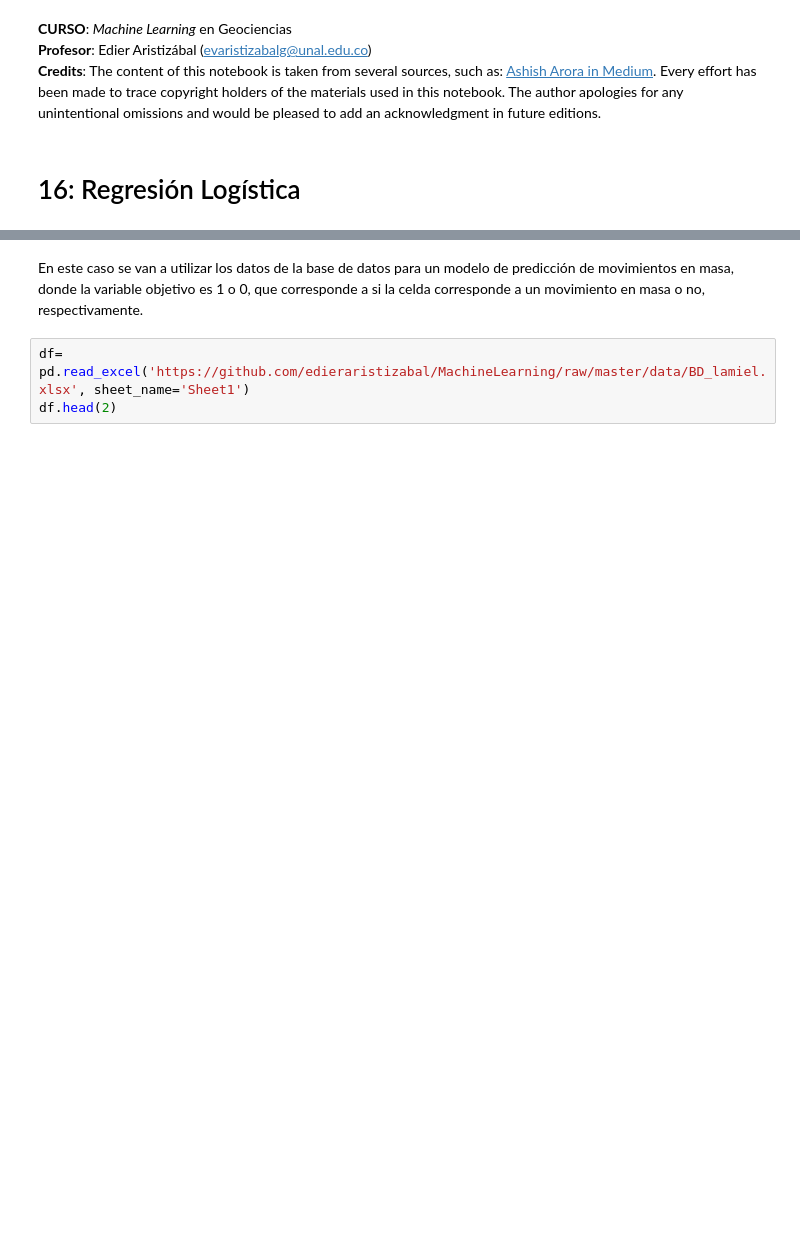
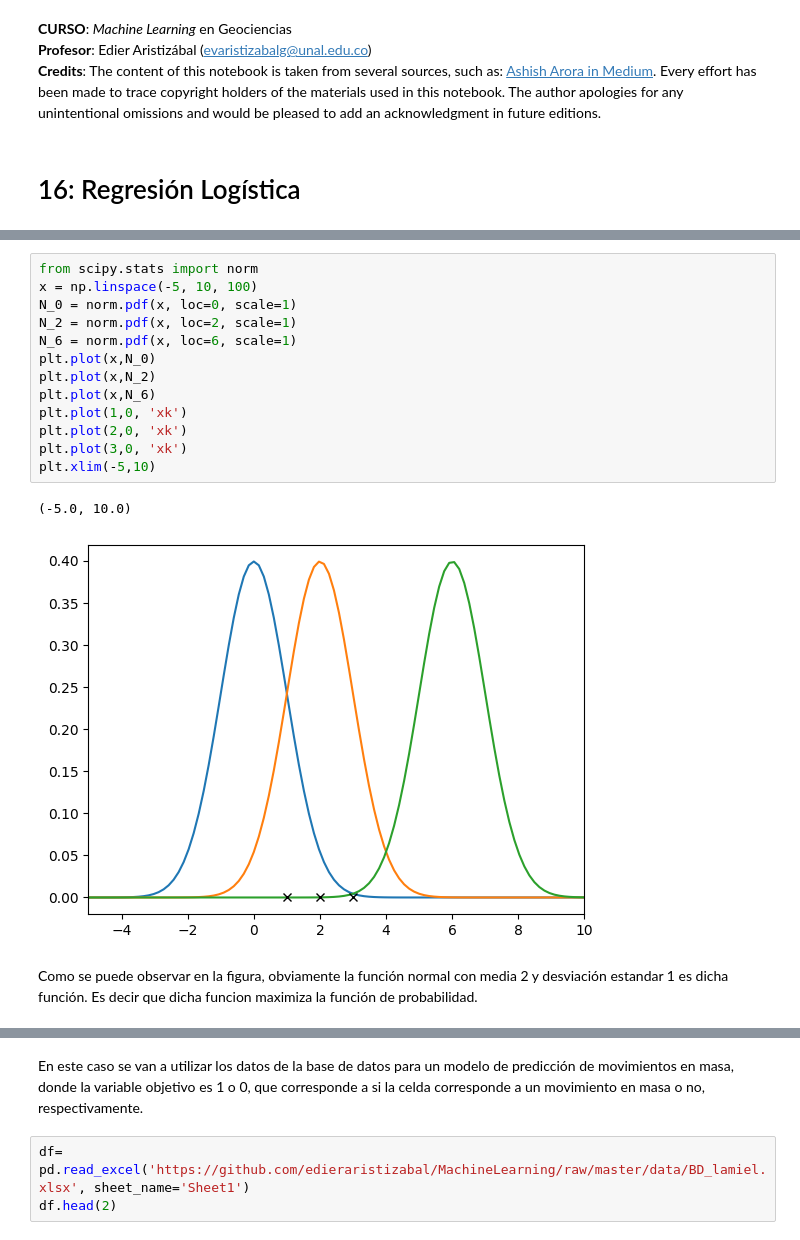
Before and after one commit to edieraristizabal/MachineLearning, a Jupyter notebook: NOTEBOOKS/16_Regresion_Logistica.ipynb, the cells around one changed output, grey strips where cells are left out. Saved outputs shown, nothing was run; the diff lists cells and outputs as text; blank space fills up the shorter version.

```diff
--- a/NOTEBOOKS/16_Regresion_Logistica.ipynb
+++ b/NOTEBOOKS/16_Regresion_Logistica.ipynb
@@ -13,0 +39,18 @@ import pandas as pd
+# %%
+from scipy.stats import norm
+x = np.linspace(-5, 10, 100)
+N_0 = norm.pdf(x, loc=0, scale=1)
+N_2 = norm.pdf(x, loc=2, scale=1)
+N_6 = norm.pdf(x, loc=6, scale=1)
+plt.plot(x,N_0)
+plt.plot(x,N_2)
+plt.plot(x,N_6)
+plt.plot(1,0, 'xk')
+plt.plot(2,0, 'xk')
+plt.plot(3,0, 'xk')
+plt.xlim(-5,10)
+# %% [output]
+(-5.0, 10.0)
+[figure, added]
+# %% [markdown]
+Como se puede observar en la figura, obviamente la función normal con media 2 y desviación estandar 1 es dicha función. Es decir que dicha funcion maximiza la función de probabilidad.
```
Also changed, not shown: parts of 42 cells of this notebook, 1 other file.
